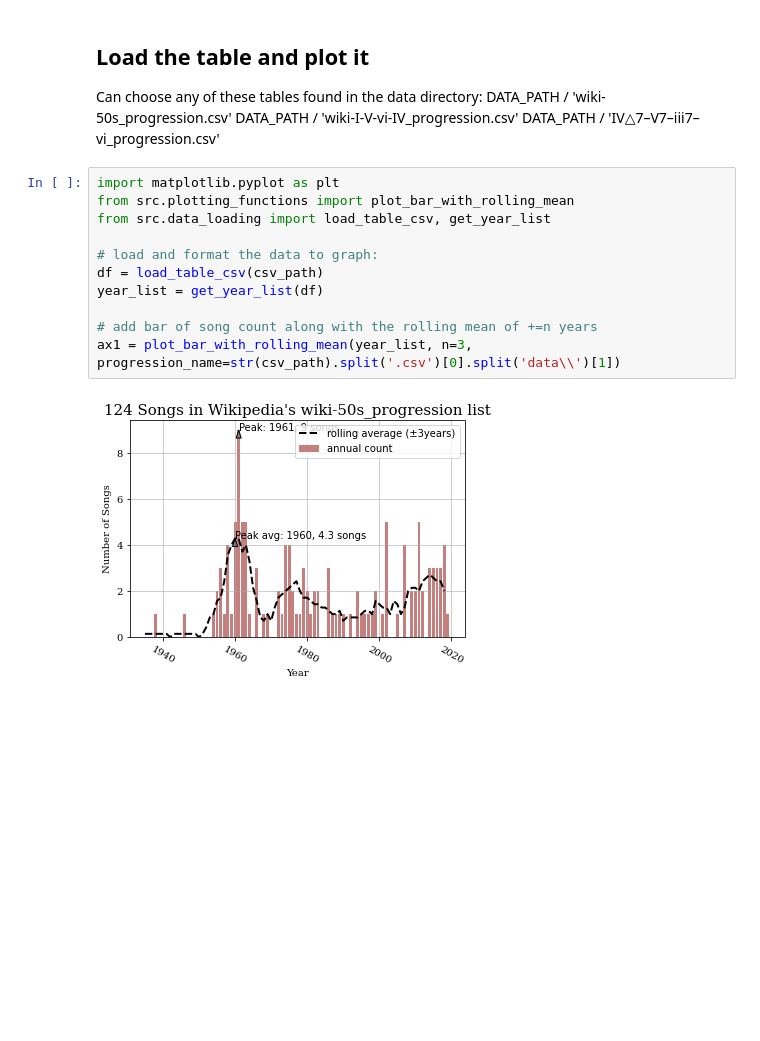
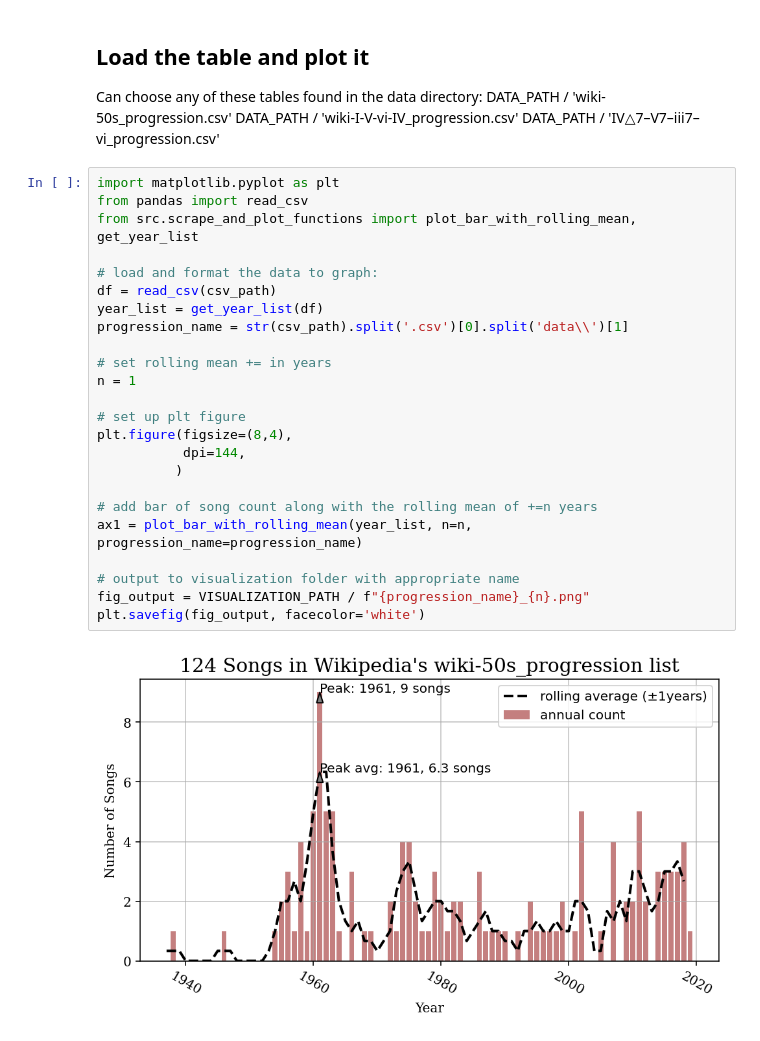
Before and after one commit to tgj505/wikipedia-chord-progressions, a Jupyter notebook: main.ipynb, the cells around one changed output. Saved outputs shown, nothing was run; the diff lists cells and outputs as text; blank space fills up the shorter version.

Commit message:
visualizations add and notebook cleanup

```diff
--- a/main.ipynb
+++ b/main.ipynb
@@ -61,14 +43,27 @@ DATA_PATH / 'wiki-I-V-vi-IV_progression.csv'
 DATA_PATH / 'IV△7–V7–iii7–vi_progression.csv'
 # %%
 import matplotlib.pyplot as plt
-from src.plotting_functions import plot_bar_with_rolling_mean
-from src.data_loading import load_table_csv, get_year_list
+from pandas import read_csv
+from src.scrape_and_plot_functions import plot_bar_with_rolling_mean, get_year_list
 
 # load and format the data to graph:
-df = load_table_csv(csv_path)
+df = read_csv(csv_path)
 year_list = get_year_list(df)
+progression_name = str(csv_path).split('.csv')[0].split('data\\')[1]
+
+# set rolling mean += in years
+n = 1
+
+# set up plt figure
+plt.figure(figsize=(8,4),
+           dpi=144,
+          )
 
 # add bar of song count along with the rolling mean of +=n years
-ax1 = plot_bar_with_rolling_mean(year_list, n=3, progression_name=str(csv_path).split('.csv')[0].split('data\\')[1])
+ax1 = plot_bar_with_rolling_mean(year_list, n=n, progression_name=progression_name)
+
+# output to visualization folder with appropriate name
+fig_output = VISUALIZATION_PATH / f"{progression_name}_{n}.png"
+plt.savefig(fig_output, facecolor='white')
 # %% [output]
-[figure, old version]
+[figure, new version]
```
Also changed, not shown: parts of 1 cell of this notebook, 11 other files.
